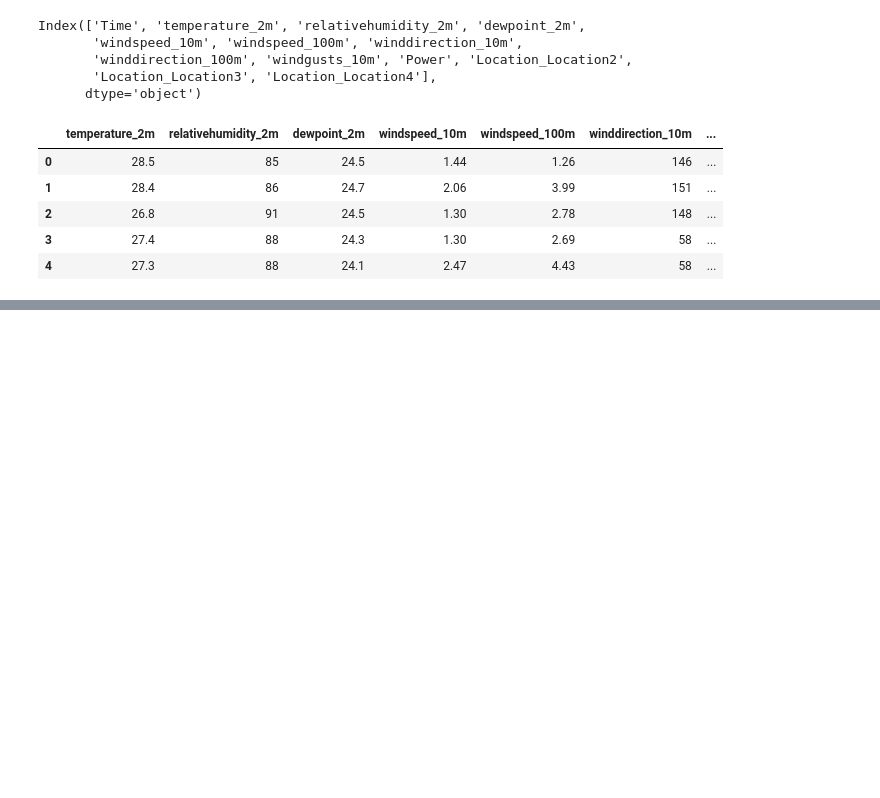
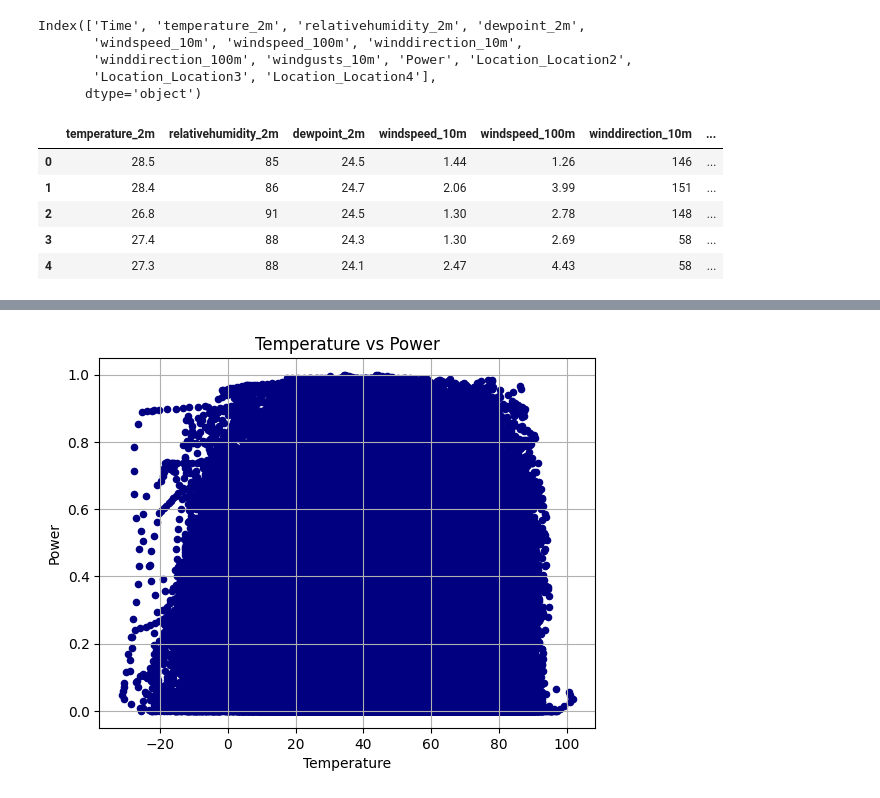
Before and after one commit to Apurba-Pramanik/Wind_Power_Generation_Forecasting_Model_ML, a Jupyter notebook: Wind-Power-Generation-Forecasting-Model(1).ipynb, the cells around one changed output, grey strips where cells are left out. Drawn from its saved outputs; the diff is of its cells as text; code cells hidden in the pictures; blank space fills up the shorter version.

```diff
--- a/Wind-Power-Generation-Forecasting-Model(1).ipynb
+++ b/Wind-Power-Generation-Forecasting-Model(1).ipynb
@@ -155,0 +173,10 @@ merged_data.head()
+# %%
+# Analysis of relation between Power and Temperature using Scatter plot
+merged_data.plot.scatter(x='temperature_2m', y='Power', c='Navy')
+plt.xlabel('Temperature')
+plt.ylabel('Power')
+plt.title('Temperature vs Power')
+plt.grid(True)
+plt.show()
+# %% [output]
+[figure, added]
```
Also changed, not shown: parts of 8 cells of this notebook.
